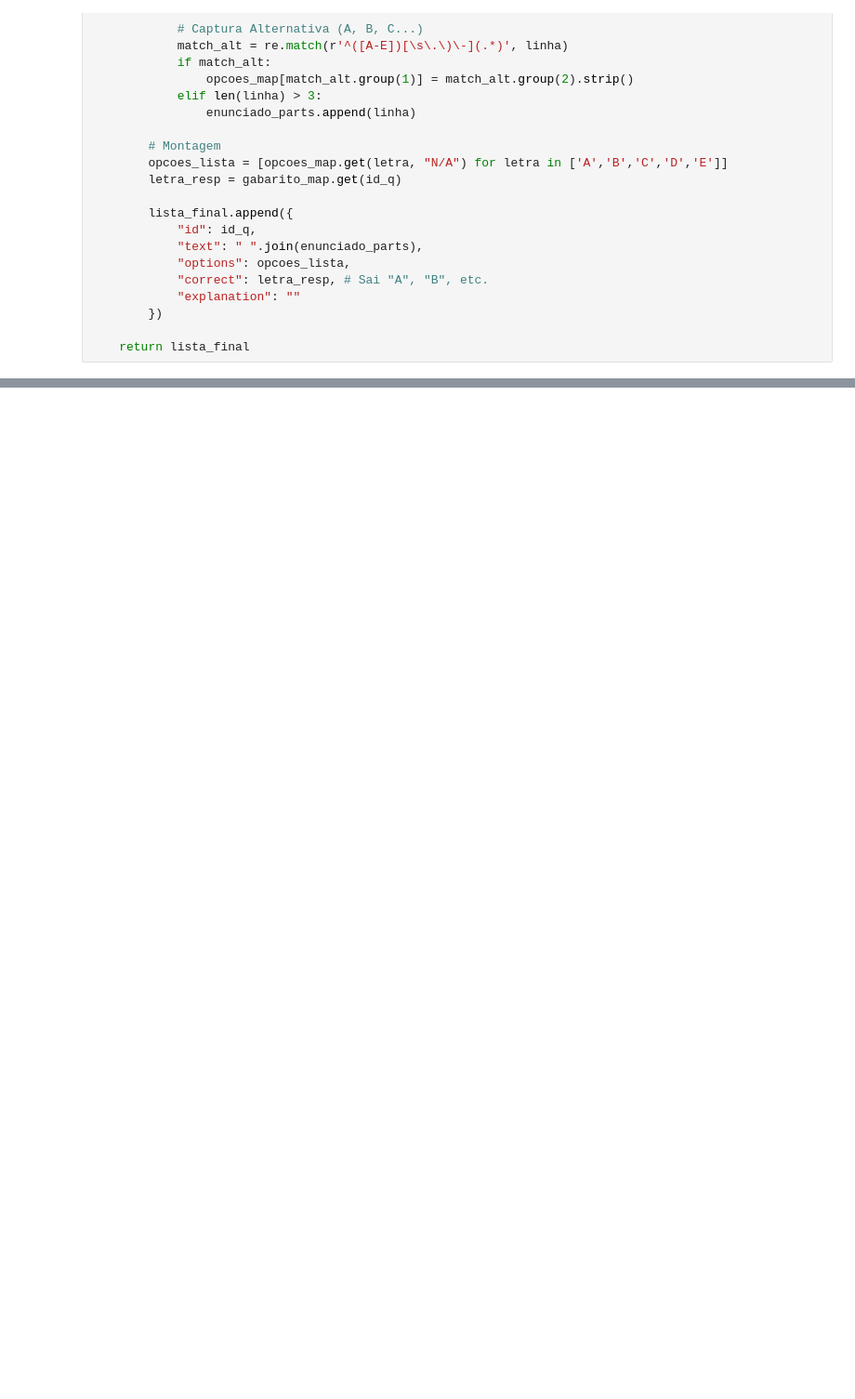
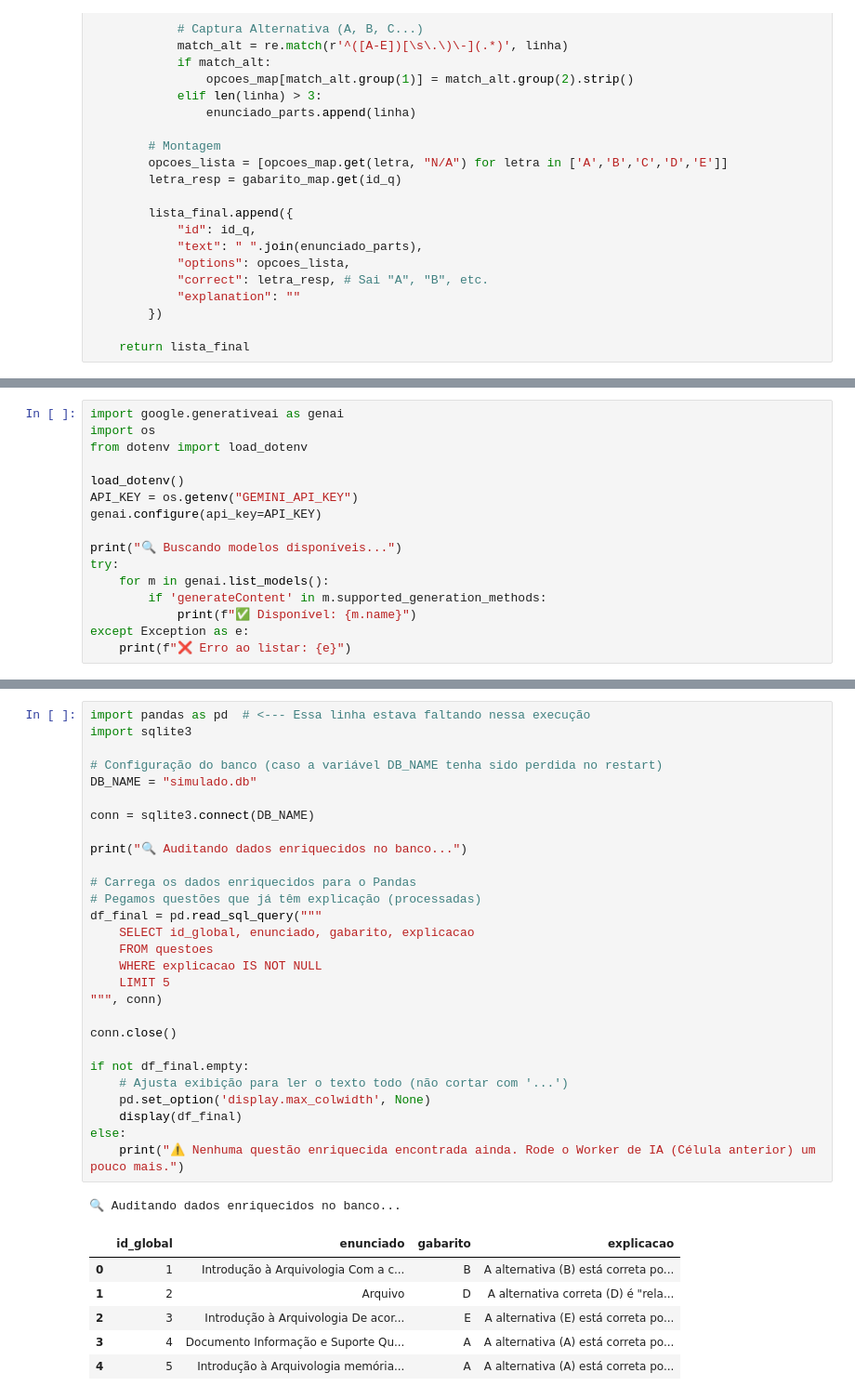
Before and after one commit to amaro-netto/alerj_simulado, a Jupyter notebook: pipeline_simulado.ipynb, the cells around one changed output, grey strips where cells are left out. Shown at 93% size. Saved outputs shown, nothing was run; the diff lists cells and outputs as text; blank space fills up the shorter version.

```diff
--- a/pipeline_simulado.ipynb
+++ b/pipeline_simulado.ipynb
@@ -158,0 +291,16 @@ Passo 1: Criar o Banco e Importar (JSON → SQL)
+# %%
+import google.generativeai as genai
+import os
+from dotenv import load_dotenv
+
+load_dotenv()
+API_KEY = os.getenv("GEMINI_API_KEY")
+genai.configure(api_key=API_KEY)
+
+print("🔍 Buscando modelos disponíveis...")
+try:
+    for m in genai.list_models():
+        if 'generateContent' in m.supported_generation_methods:
+            print(f"✅ Disponível: {m.name}")
+except Exception as e:
+    print(f"❌ Erro ao listar: {e}")
@@ -344,0 +560,36 @@ if __name__ == "__main__":
+# %%
+import pandas as pd  # <--- Essa linha estava faltando nessa execução
+import sqlite3
+
+# Configuração do banco (caso a variável DB_NAME tenha sido perdida no restart)
+DB_NAME = "simulado.db"
+
+conn = sqlite3.connect(DB_NAME)
+
+print("🔍 Auditando dados enriquecidos no banco...")
+
+# Carrega os dados enriquecidos para o Pandas
+# Pegamos questões que já têm explicação (processadas)
+df_final = pd.read_sql_query("""
+    SELECT id_global, enunciado, gabarito, explicacao
+    FROM questoes
+    WHERE explicacao IS NOT NULL
+    LIMIT 5
+""", conn)
+
+conn.close()
+
+if not df_final.empty:
+    # Ajusta exibição para ler o texto todo (não cortar com '...')
+    pd.set_option('display.max_colwidth', None)
+    display(df_final)
+else:
+    print("⚠️ Nenhuma questão enriquecida encontrada ainda. Rode o Worker de IA (Célula anterior) um pouco mais.")
+# %% [output]
+🔍 Auditando dados enriquecidos no banco...
+|  | id_global | enunciado | gabarito | explicacao |
+| 0 | 1 | Introdução à Arquivologia Com a c... | B | A alternativa (B) está correta po... |
+| 1 | 2 | Arquivo | D | A alternativa correta (D) é "rela... |
+| 2 | 3 | Introdução à Arquivologia De acor... | E | A alternativa (E) está correta po... |
+| 3 | 4 | Documento Informação e Suporte Qu... | A | A alternativa (A) está correta po... |
+| 4 | 5 | Introdução à Arquivologia memória... | A | A alternativa (A) está correta po... |
```
Also changed, not shown: parts of 30 cells of this notebook, 4 other files.
